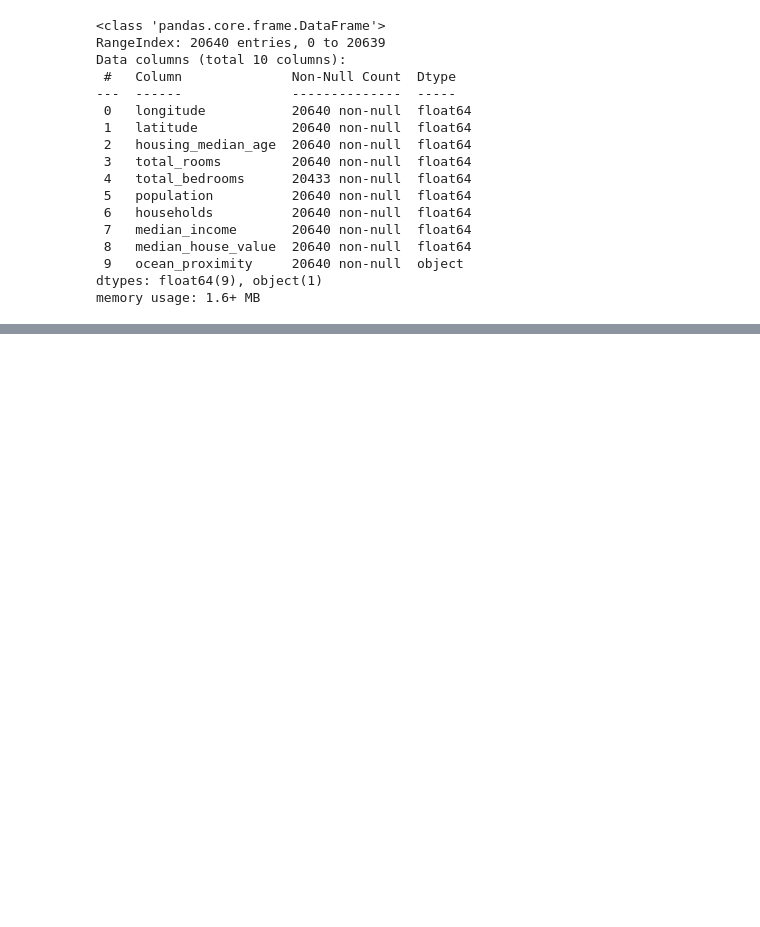
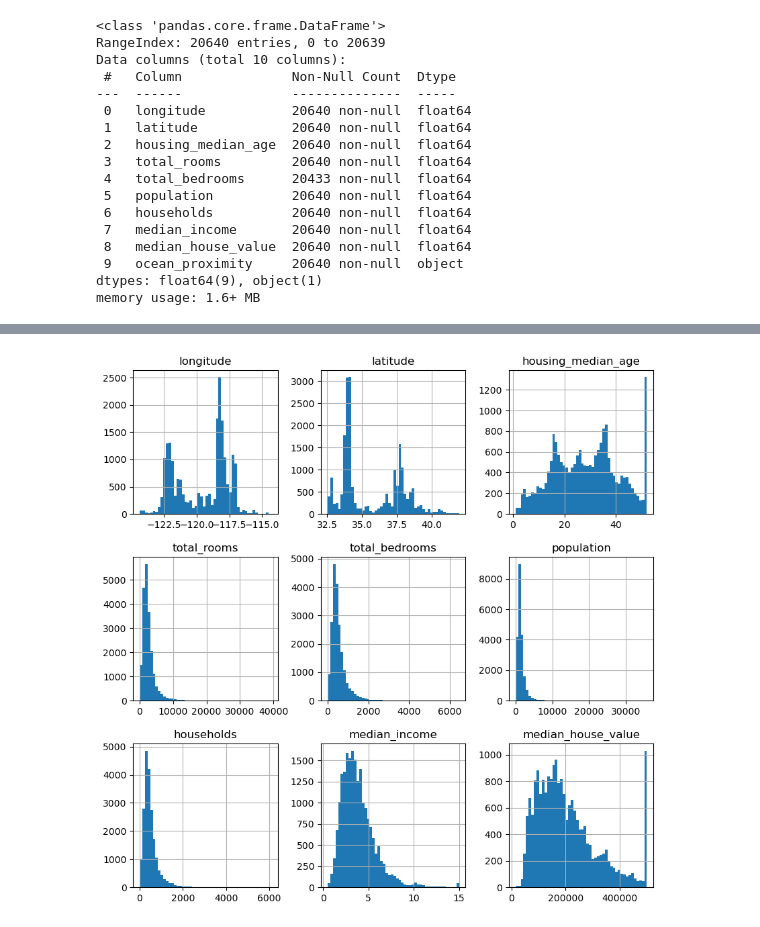
Before and after one commit to LuaanNguyen/housing-predictor, a Jupyter notebook: Housing.ipynb, the cells around one changed output, grey strips where cells are left out. Cells and saved outputs as stored; diff of their text form; code cells hidden in the pictures; blank space fills up the shorter version.

Commit message:
Plot histogram

```diff
--- a/Housing.ipynb
+++ b/Housing.ipynb
@@ -64,0 +87,7 @@ memory usage: 1.6+ MB
+# %%
+%matplotlib inline
+import matplotlib.pyplot as plt
+housing.hist(bins=50, figsize=(10,10))
+plt.show()
+# %% [output]
+[figure, added]
```
Also changed, not shown: parts of 2 cells of this notebook.
